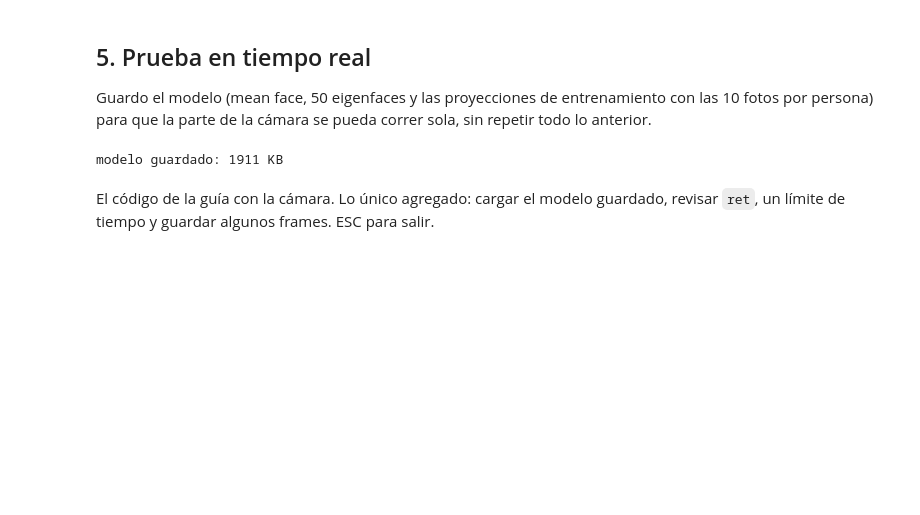
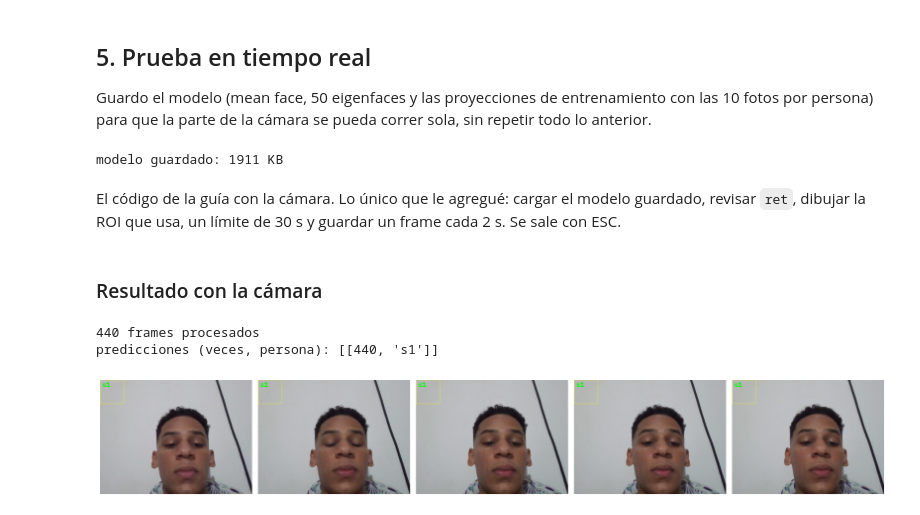
Before and after one commit to LuckertK22/LaboratorioOpenCV, a Jupyter notebook: LabCG3_Eigenfaces/LabCG3_Eigenfaces.ipynb, the cells around one changed output. Cells and saved outputs as stored; diff of their text form; code cells hidden in the pictures; blank space fills up the shorter version.

```diff
--- a/LabCG3_Eigenfaces/LabCG3_Eigenfaces.ipynb
+++ b/LabCG3_Eigenfaces/LabCG3_Eigenfaces.ipynb
@@ -467,7 +467,7 @@ print('modelo guardado:', os.path.getsize('resultados/modelo_eigenfaces.npz') //
 # %% [output]
 modelo guardado: 1911 KB
 # %% [markdown]
-El código de la guía con la cámara. Lo único agregado: cargar el modelo guardado, revisar `ret`, un límite de tiempo y guardar algunos frames. ESC para salir.
+El código de la guía con la cámara. Lo único que le agregué: cargar el modelo guardado, revisar `ret`, dibujar la ROI que usa, un límite de 30 s y guardar un frame cada 2 s. Se sale con ESC.
 # %%
 import cv2, numpy as np, time, os, json
 from sklearn.svm import SVC
@@ -506,3 +506,23 @@ print(f'{len(predicciones)} frames en {time.time() - t0:.1f} s')
 print('predicciones más frecuentes:', resumen[:5])
 with open('resultados/5_live.json', 'w') as f:
     json.dump({'frames': len(predicciones), 'predicciones': resumen}, f, indent=2)
+# %% [markdown]
+### Resultado con la cámara
+# %%
+with open('resultados/5_live.json') as f:
+    live = json.load(f)
+print(f"{live['frames']} frames procesados")
+print('predicciones (veces, persona):', live['predicciones'])
+
+capturas = [cv2.imread(f'resultados/5_live_{i}.jpg') for i in range(1, 6)]
+capturas = [c for c in capturas if c is not None]
+fig, ax = plt.subplots(1, len(capturas), figsize=(4 * len(capturas), 3.2))
+for a, c in zip(np.atleast_1d(ax), capturas):
+    a.imshow(cv2.cvtColor(c, cv2.COLOR_BGR2RGB)); a.axis('off')
+plt.tight_layout()
+plt.savefig('resultados/5_live_capturas.png', bbox_inches='tight')
+plt.show()
+# %% [output]
+440 frames procesados
+predicciones (veces, persona): [[440, 's1']]
+[figure, added]
```
Also changed, not shown: parts of 4 cells of this notebook, 13 other files.
